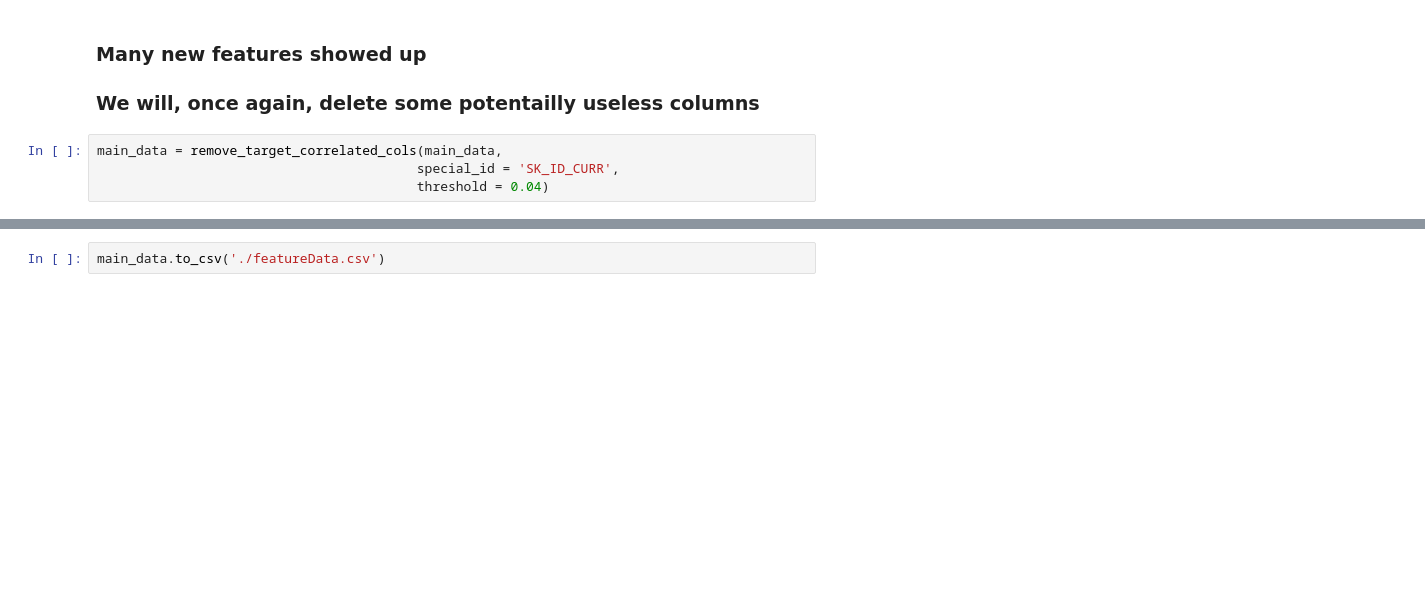
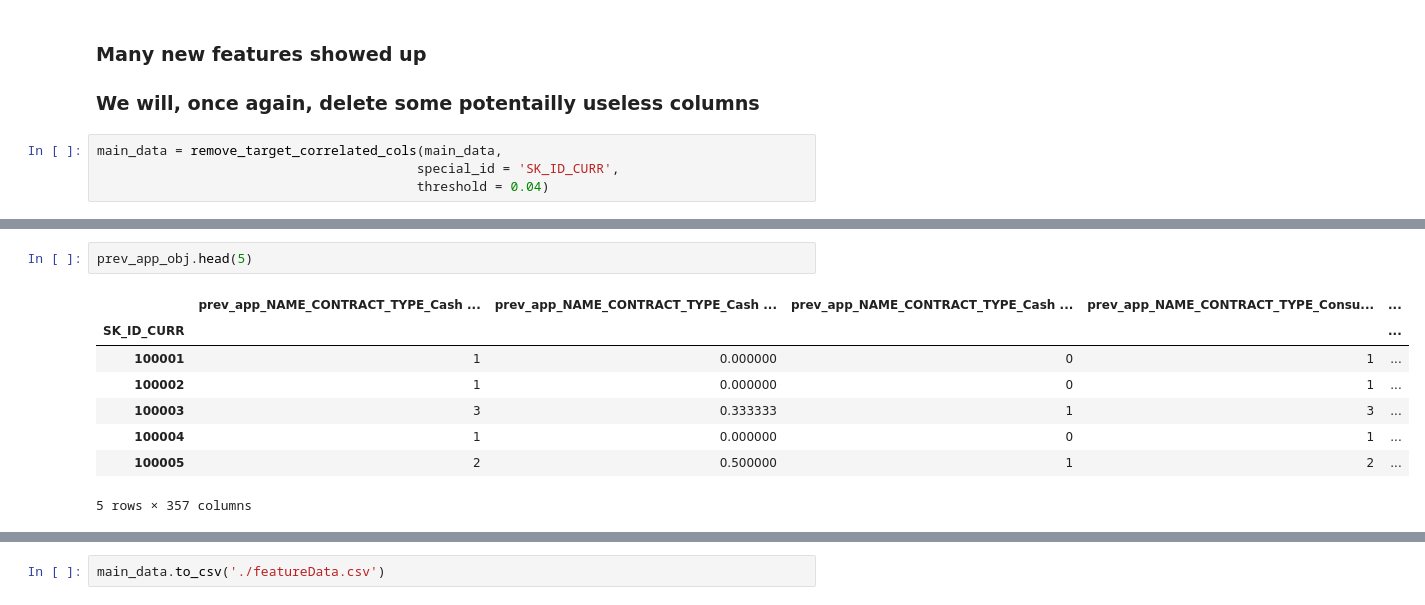
Before and after one commit to IML-Project/Home_Credit_Default_Risk_Project, a Jupyter notebook: FeatureEngineering.ipynb, the cells around one changed output, grey strips where cells are left out. Drawn from its saved outputs; the diff is of its cells as text; blank space fills up the shorter version.

```diff
--- a/FeatureEngineering.ipynb
+++ b/FeatureEngineering.ipynb
@@ -566,0 +670,11 @@ main_data.shape
+# %%
+prev_app_obj.head(5)
+# %% [output]
+|  | prev_app_NAME_CONTRACT_TYPE_Cash ... | prev_app_NAME_CONTRACT_TYPE_Cash ... | prev_app_NAME_CONTRACT_TYPE_Cash ... | prev_app_NAME_CONTRACT_TYPE_Consu... | ... |
+| SK_ID_CURR |  |  |  |  | ... |
+| 100001 | 1 | 0.000000 | 0 | 1 | ... |
+| 100002 | 1 | 0.000000 | 0 | 1 | ... |
+| 100003 | 3 | 0.333333 | 1 | 3 | ... |
+| 100004 | 1 | 0.000000 | 0 | 1 | ... |
+| 100005 | 2 | 0.500000 | 1 | 2 | ... |
+5 rows × 357 columns
```
Also changed, not shown: parts of 49 cells of this notebook.
